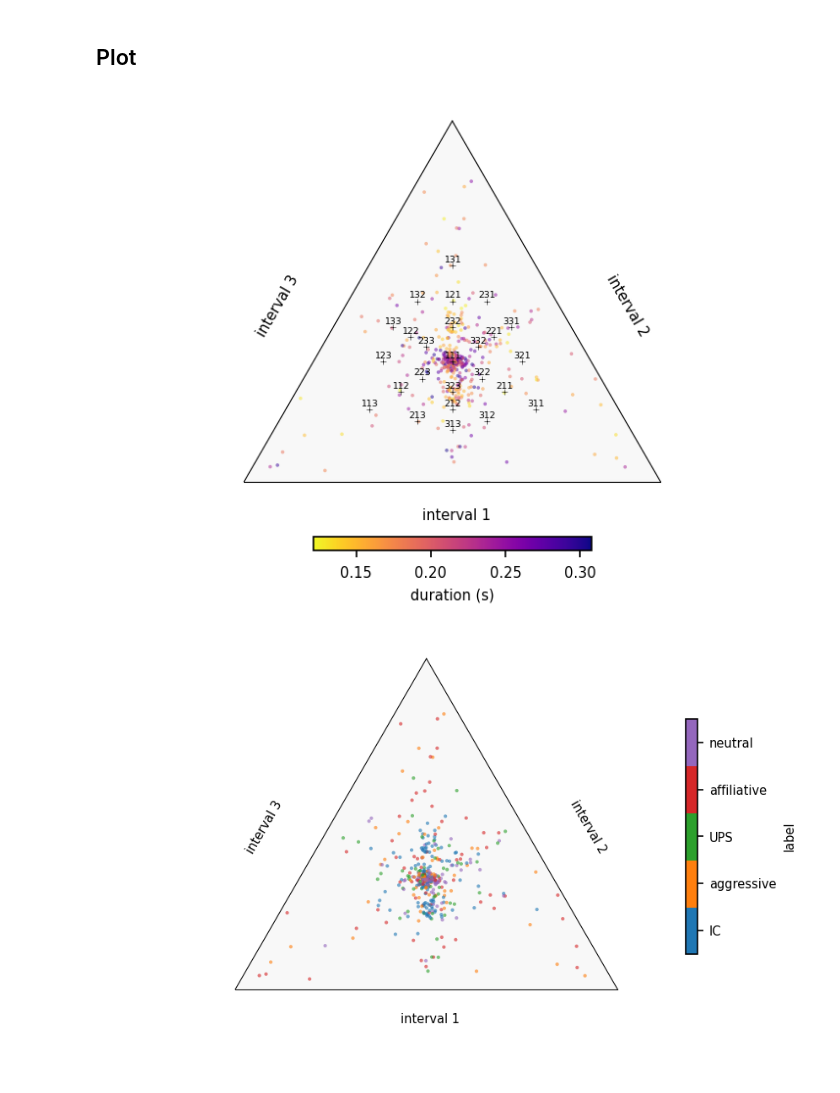
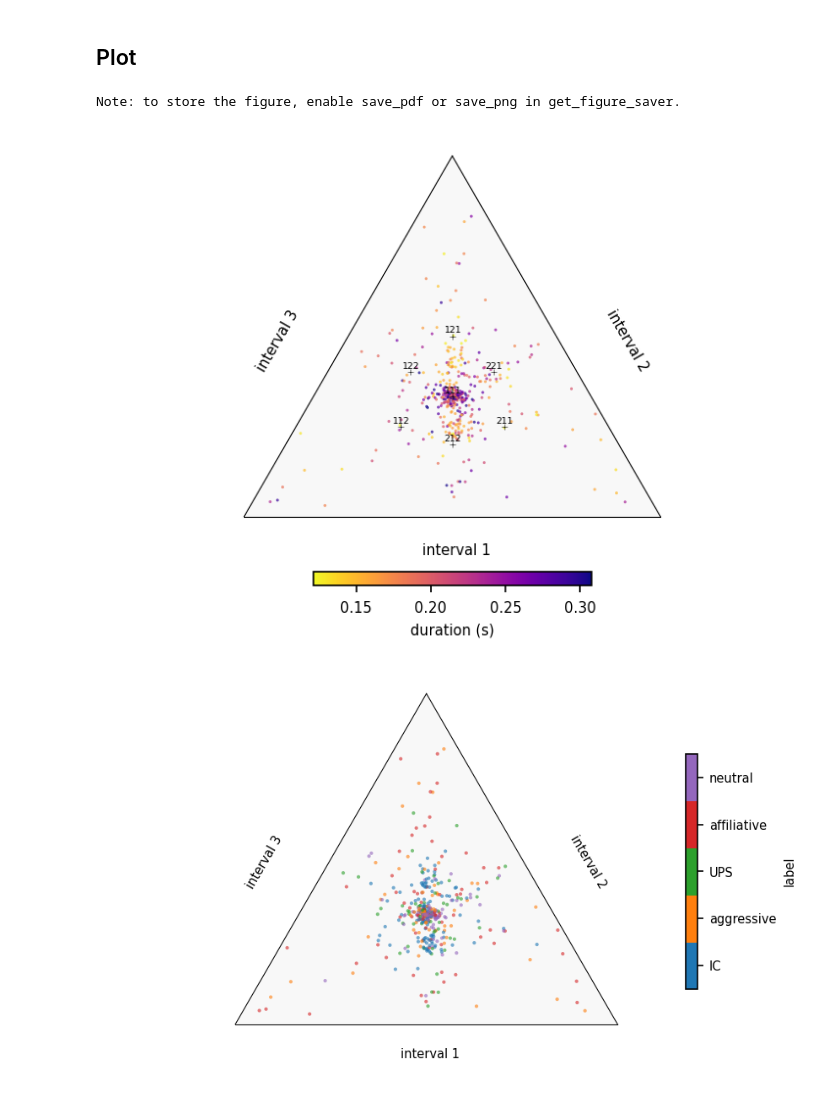
Before and after one commit to bacor/rhythm-triangles, a Jupyter notebook: rhythm-plots/fernandez2021.ipynb, the cells around one changed output. Drawn from its saved outputs; the diff is of its cells as text; code cells hidden in the pictures.

```diff
--- a/rhythm-plots/fernandez2021.ipynb
+++ b/rhythm-plots/fernandez2021.ipynb
@@ -14,7 +14,7 @@ from rhythmplot import *
 from config import DATA_DIR
 
 # Function to save figures: you can easily toggle this on/off globally
-savefig = get_figure_saver(group='fernandez2021', save_pdf=True, save_png=True)
+savefig = get_figure_saver(group='fernandez2021', save_pdf=False, save_png=False)
 # %% [markdown]
 ## Preprocessing
 # %% [markdown]
@@ -74,10 +74,11 @@ intervals = load_intervals('fernandez2021', 'fernandez2021')
 df = pd.read_csv('intervals/fernandez2021/fernandez2021-data.csv')
 # %%
 motifs, duration = normalize(ngram_motifs(intervals, length=3))
-ternary_motif_plot(motifs, duration, scatter_kws=dict(s=3, alpha=.5))
+ternary_motif_plot(motifs, duration, scatter_kws=dict(s=2, alpha=.7), ratio_kws=dict(factors=[1,2]))
 savefig('motifs')
 # %% [output]
+Note: to store the figure, enable save_pdf or save_png in get_figure_saver.
-[figure, old version]
+[figure, new version]
 # %%
 types = [ 'neutral', 'affiliative', 'UPS', 'aggressive', 'IC']
 subset = separate_sequences(df[df['syllable_train_type'].isin(types)])
```
Also changed, not shown: parts of 18 cells of this notebook, 7 other files.
